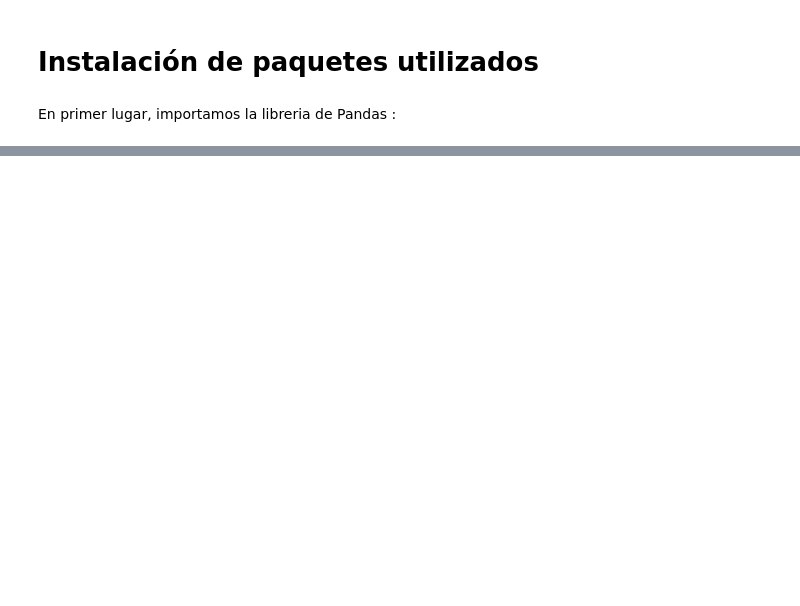
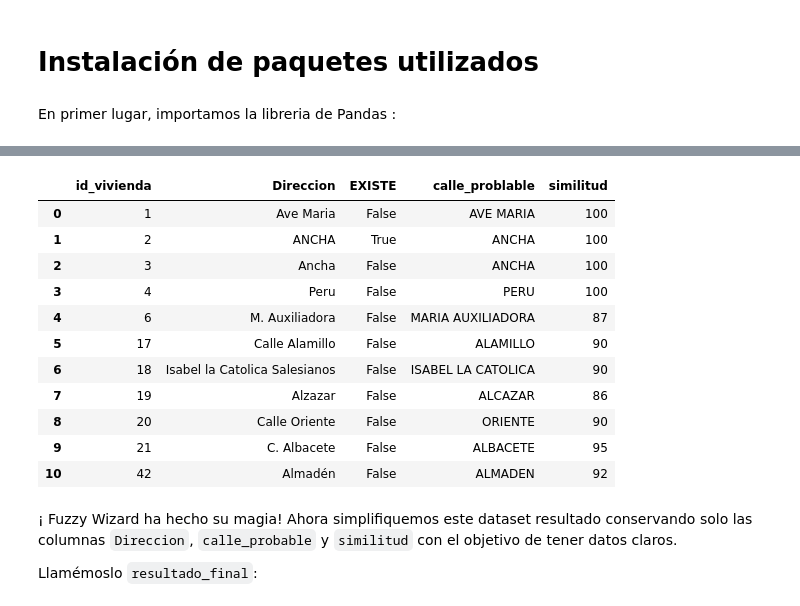
Before and after one commit to mbenaventc/FuzzyWuzzyLinkedin, a Jupyter notebook: FuzzyCoincidencias.ipynb, the cells around one changed output, grey strips where cells are left out. Drawn from its saved outputs; the diff is of its cells as text; code cells hidden in the pictures; blank space fills up the shorter version.

Commit message:
Finalizacion Script

```diff
--- a/FuzzyCoincidencias.ipynb
+++ b/FuzzyCoincidencias.ipynb
@@ -101,0 +183,23 @@ hr.head(35)
+# %%
+
+tvias['calle_problable'] = pd.Series(calle_probable)
+tvias['similitud'] = pd.Series(probabilidad)
+
+tvias.head(15)
+# %% [output]
+|  | id_vivienda | Direccion | EXISTE | calle_problable | similitud |
+| 0 | 1 | Ave Maria | False | AVE MARIA | 100 |
+| 1 | 2 | ANCHA | True | ANCHA | 100 |
+| 2 | 3 | Ancha | False | ANCHA | 100 |
+| 3 | 4 | Peru | False | PERU | 100 |
+| 4 | 6 | M. Auxiliadora | False | MARIA AUXILIADORA | 87 |
+| 5 | 17 | Calle Alamillo | False | ALAMILLO | 90 |
+| 6 | 18 | Isabel la Catolica Salesianos | False | ISABEL LA CATOLICA | 90 |
+| 7 | 19 | Alzazar | False | ALCAZAR | 86 |
+| 8 | 20 | Calle Oriente | False | ORIENTE | 90 |
+| 9 | 21 | C. Albacete | False | ALBACETE | 95 |
+| 10 | 42 | Almadén | False | ALMADEN | 92 |
+# %% [markdown]
+¡ Fuzzy Wizard ha hecho su magia! Ahora simplifiquemos este dataset resultado conservando solo las columnas `Direccion`, `calle_probable` y `similitud` con el objetivo de tener datos claros.
+
+Llamémoslo `resultado_final`: <br>
```
Also changed, not shown: parts of 46 cells of this notebook, 2 other files.
